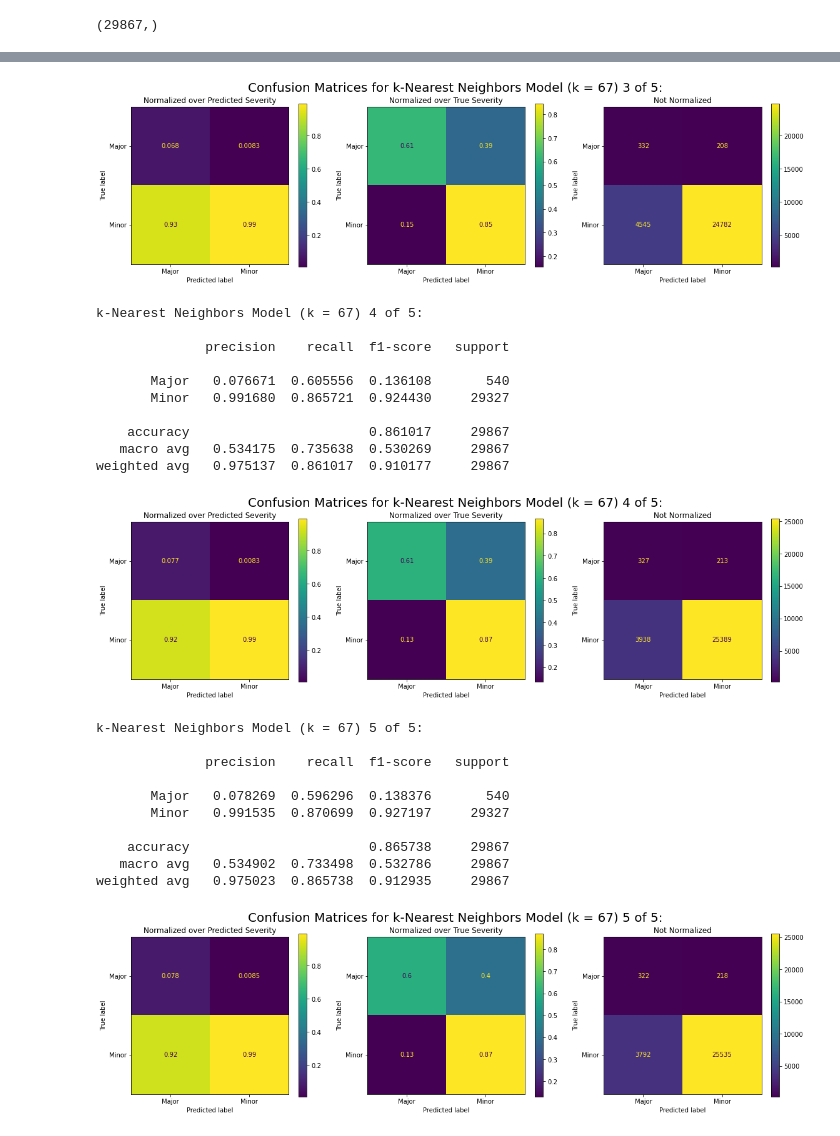
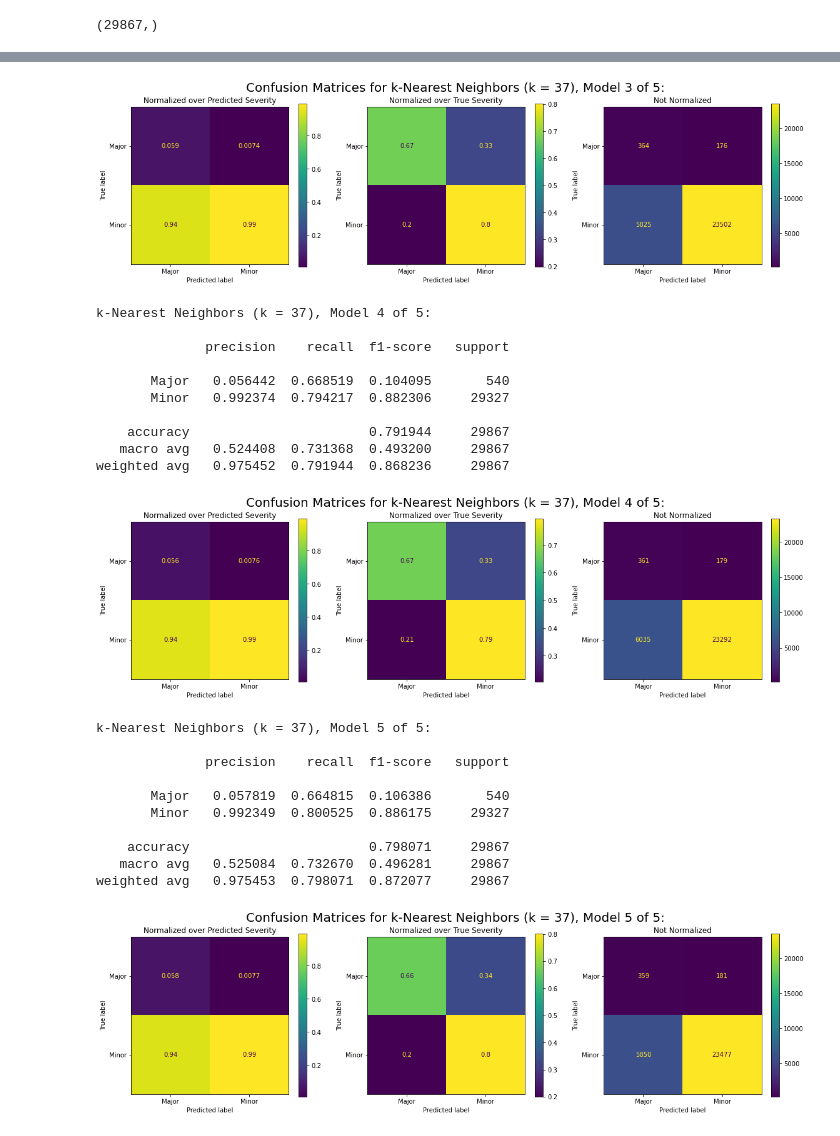
Before and after one commit to cbates79/Coursera_Capstone, a Jupyter notebook: Predicting Motor Vehicle Accident Severity in Seattle, Washington by Oversampling Minority Classes to Achieve Balanced Training Data.ipynb, the cells around one changed output, grey strips where cells are left out. Cells and saved outputs as stored; diff of their text form; code cells hidden in the pictures.

```diff
--- a/Predicting Motor Vehicle Accident Severity in Seattle, Washington by Oversampling Minority Classes to Achieve Balanced Training Data.ipynb
+++ b/Predicting Motor Vehicle Accident Severity in Seattle, Washington by Oversampling Minority Classes to Achieve Balanced Training Data.ipynb
@@ -1029,7 +1029,7 @@ test_size_ratio = 0.200000
 # across the two classes of accident severity.
 #sampling_ratio = size_of_training_set / (2 * len(df_class_major_severity_train_pre_sampling))
 # print('size_of_training_set = %d' % (size_of_training_set))
-sampling_ratio = 1
+sampling_ratio = 2
 print('sampling_ratio = %f' % (sampling_ratio))
 
 # Set the replace parameter of the sample method based on the sampling ratio.
@@ -1403,13 +1403,13 @@ target_names = ['Major', 'Minor']
 display_labels = target_names
 for index, logistic_regression_clf in zip(range(len(logistic_regression_scores['estimator'])), logistic_regression_scores['estimator']):
     y_test_predicted = logistic_regression_clf.predict(X_test)
-    print('Logistic Regression Model %d of %d:' % (index + 1, number_of_models))
+    print('Logistic Regression, Model %d of %d:' % (index + 1, number_of_models))
     print()
     print(classification_report(y_test, y_test_predicted, labels=labels, target_names=target_names, digits=6))
 
     # Create a figure.
     fig = plt.figure(num=str(index + 1), figsize=(6.4 * 3, 4.8))
-    fig.suptitle('Confusion Matrices for Logistic Regression Model %d of %d:' % (index + 1, number_of_models), fontsize=20)
+    fig.suptitle('Confusion Matrices for Logistic Regression, Model %d of %d:' % (index + 1, number_of_models), fontsize=20)
 
     ax = plt.subplot(1, 3, 1)
     ax.set_title("Normalized over Predicted Severity", fontsize=12)
@@ -1520,13 +1520,13 @@ target_names = ['Major', 'Minor']
 display_labels = target_names
 for index, linear_svc_clf in zip(range(len(linear_svc_scores['estimator'])), linear_svc_scores['estimator']):
     y_test_predicted = linear_svc_clf.predict(X_test)
-    print('Support Vector Machine Model %d of %d:' % (index + 1, number_of_models))
+    print('Support Vector Machine, Model %d of %d:' % (index + 1, number_of_models))
     print()
     print(classification_report(y_test, y_test_predicted, labels=labels, target_names=target_names, digits=6))
 
     # Create a figure.
     fig = plt.figure(num=str(index + 1), figsize=(6.4 * 3, 4.8))
-    fig.suptitle('Confusion Matrices for Support Vector Machine Model %d of %d:' % (index + 1, number_of_models), fontsize=20)
+    fig.suptitle('Confusion Matrices for Support Vector Machine, Model %d of %d:' % (index + 1, number_of_models), fontsize=20)
 
     ax = plt.subplot(1,3,1)
     ax.set_title("Normalized over Predicted Severity", fontsize=12)
@@ -1639,13 +1639,13 @@ display_labels = target_names
 for index, knn_clf in zip(range(len(k_neighbors_scores['estimator'])), k_neighbors_scores['estimator']):
     n_neighbors = knn_clf.get_params()['kneighborsclassifier__n_neighbors']
     y_test_predicted = knn_clf.predict(X_test)
-    print('k-Nearest Neighbors Model (k = %d) %d of %d:' % (n_neighbors, index + 1, number_of_models))
+    print('k-Nearest Neighbors (k = %d), Model %d of %d:' % (n_neighbors, index + 1, number_of_models))
     print()
     print(classification_report(y_test, y_test_predicted, labels=labels, target_names=target_names, digits=6))
 
     # Create a figure.
     fig = plt.figure(num=str(index + 1), figsize=(6.4 * 3, 4.8))
-    fig.suptitle('Confusion Matrices for k-Nearest Neighbors Model (k = %d) %d of %d:' % (n_neighbors, index + 1, number_of_models), fontsize=20)
+    fig.suptitle('Confusion Matrices for k-Nearest Neighbors (k = %d), Model %d of %d:' % (n_neighbors, index + 1, number_of_models), fontsize=20)
 
     ax = plt.subplot(1, 3, 1)
     ax.set_title("Normalized over Predicted Severity", fontsize=12)
@@ -1696,26 +1696,26 @@ weighted avg   0.974978  0.840861  0.898213     29867
-[figure, old version]
+[figure, new version]
-k-Nearest Neighbors Model (k = 67) 4 of 5:
+k-Nearest Neighbors (k = 37), Model 4 of 5:
 
               precision    recall  f1-score   support
 
-       Major   0.076671  0.605556  0.136108       540
-       Minor   0.991680  0.865721  0.924430     29327
+       Major   0.056442  0.668519  0.104095       540
+       Minor   0.992374  0.794217  0.882306     29327
 
-    accuracy                       0.861017     29867
-   macro avg   0.534175  0.735638  0.530269     29867
-weighted avg   0.975137  0.861017  0.910177     29867
+    accuracy                       0.791944     29867
+   macro avg   0.524408  0.731368  0.493200     29867
+weighted avg   0.975452  0.791944  0.868236     29867
-[figure, old version]
+[figure, new version]
-k-Nearest Neighbors Model (k = 67) 5 of 5:
+k-Nearest Neighbors (k = 37), Model 5 of 5:
 
               precision    recall  f1-score   support
 
-       Major   0.078269  0.596296  0.138376       540
-       Minor   0.991535  0.870699  0.927197     29327
+       Major   0.057819  0.664815  0.106386       540
+       Minor   0.992349  0.800525  0.886175     29327
 
-    accuracy                       0.865738     29867
-   macro avg   0.534902  0.733498  0.532786     29867
-weighted avg   0.975023  0.865738  0.912935     29867
+    accuracy                       0.798071     29867
+   macro avg   0.525084  0.732670  0.496281     29867
+weighted avg   0.975453  0.798071  0.872077     29867
-[figure, old version]
+[figure, new version]
 # %%
 print('All reports and graphics generated in %f seconds.' % (elapsed_time(t0)))
 # %% [output]
```
Also changed, not shown: parts of 35 cells of this notebook, 1 other file.
